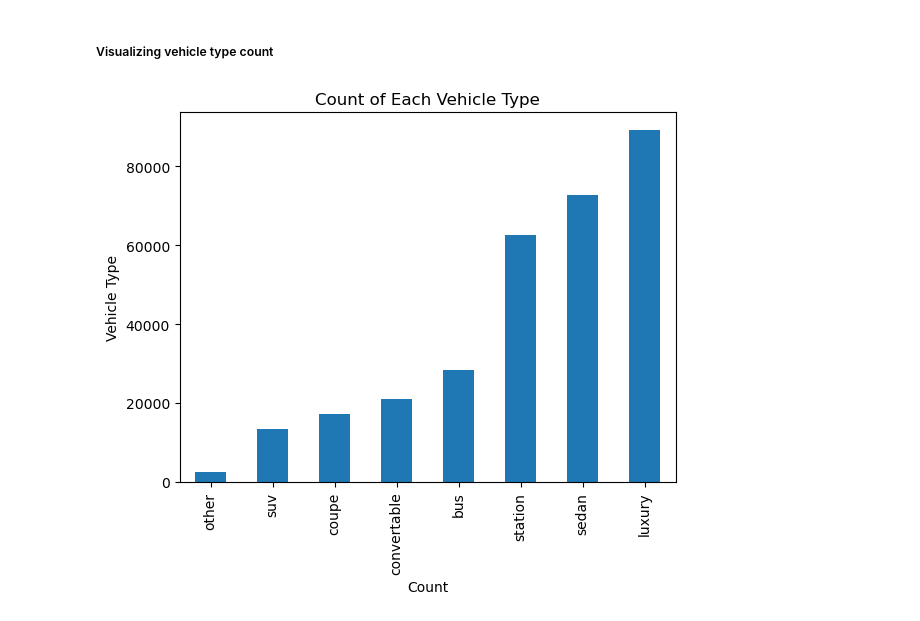
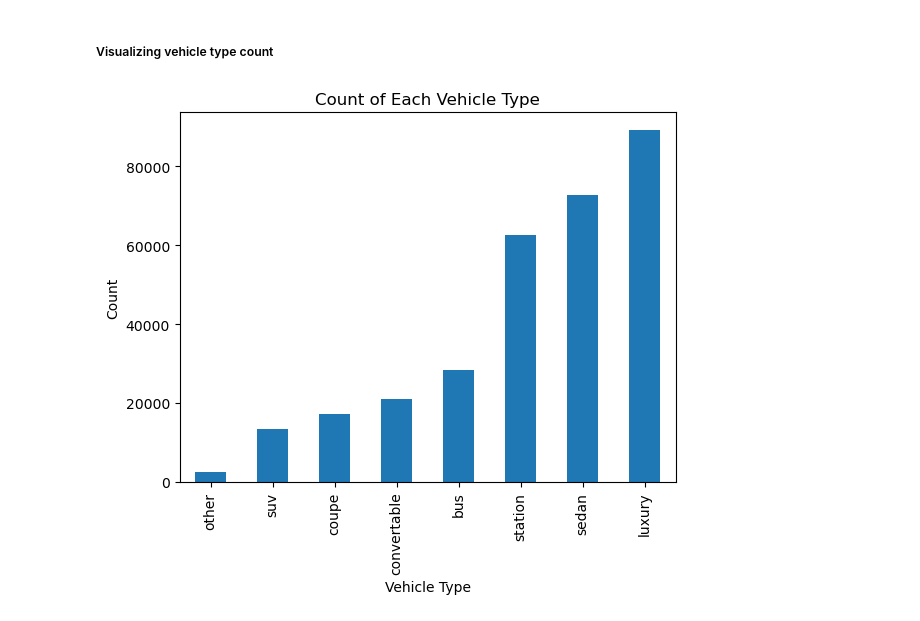
Before and after one commit to EmadMoro/Project1-Challenge, a Jupyter notebook: project1_emad.ipynb, the cells around one changed output. Cells and saved outputs as stored; diff of their text form; code cells hidden in the pictures.

```diff
--- a/project1_emad.ipynb
+++ b/project1_emad.ipynb
@@ -181,9 +172,9 @@ Most purchased model year:  20247
 # %%
 # Using horizontal bar plot
 type_Count_Sorted.plot.bar()
-plt.xlabel('Count')
-plt.ylabel('Vehicle Type')
+plt.ylabel('Count')
+plt.xlabel('Vehicle Type')
 plt.title('Count of Each Vehicle Type')
 plt.show()
 # %% [output]
-[figure, old version]
+[figure, new version]
```
Also changed, not shown: parts of 3 cells of this notebook.
